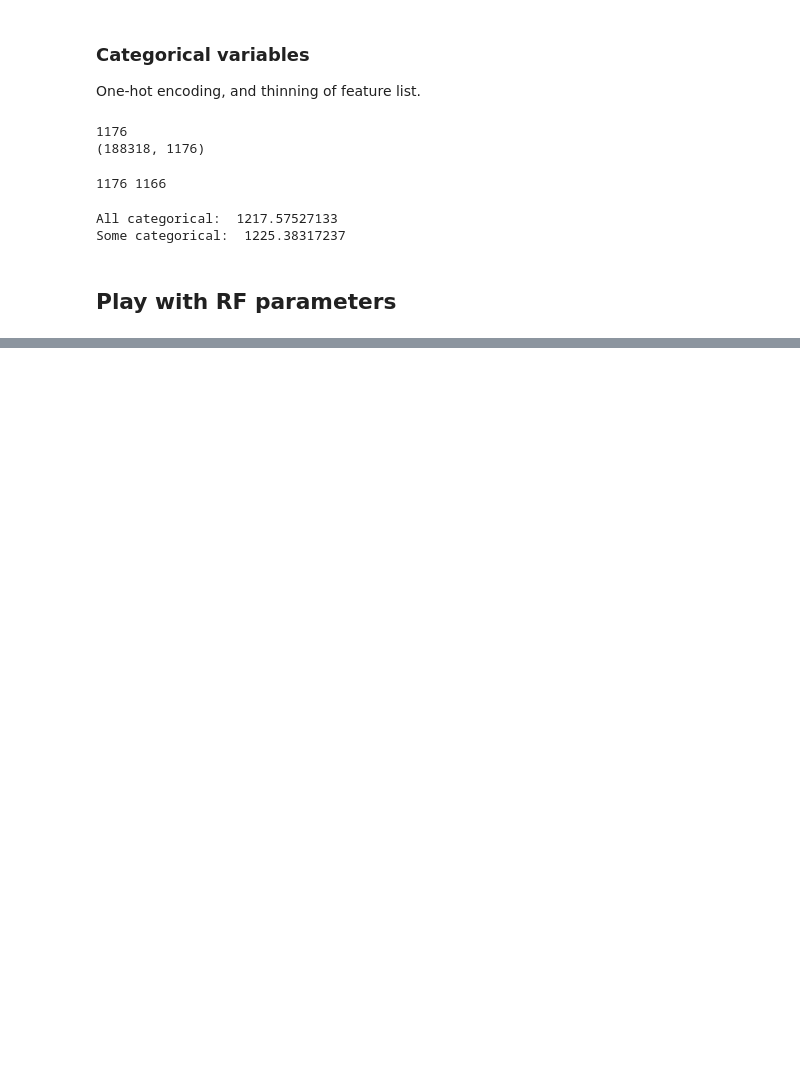
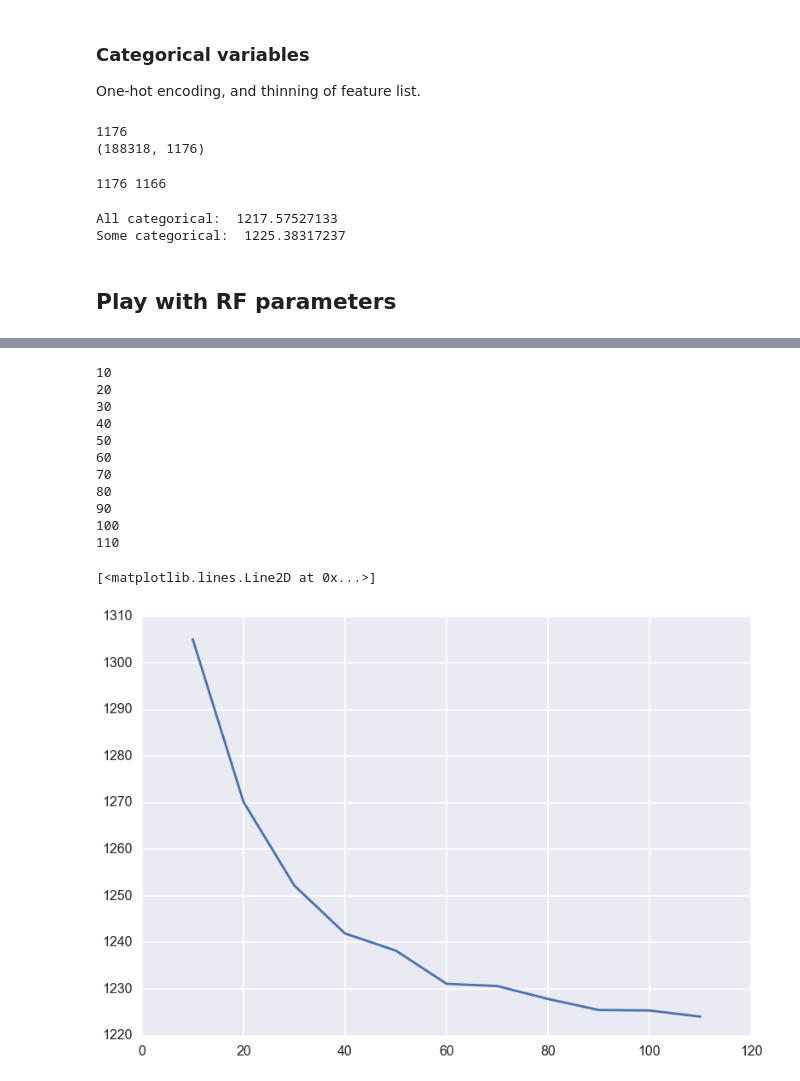
Before and after one commit to ewillmot/kaggle-allstate, a Jupyter notebook: notebooks/20161024_KEW_randomforest.ipynb, the cells around one changed output, grey strips where cells are left out. Drawn from its saved outputs; the diff is of its cells as text; code cells hidden in the pictures; blank space fills up the shorter version.

```diff
--- a/notebooks/20161024_KEW_randomforest.ipynb
+++ b/notebooks/20161024_KEW_randomforest.ipynb
@@ -176,0 +196,27 @@ plt.plot(nestimators,maes)
+# %%
+maxfeatures = np.arange(10,120,10)
+maes = []
+
+X_train, X_test, y_train, y_test = train_test_split(x, y, test_size=.8)
+for mf in maxfeatures:
+    print mf
+    model = RandomForestRegressor(n_estimators=160,max_features=mf)
+    model.fit(X_train,y_train)
+    maes.append(mean_absolute_error(np.exp(y_test),np.exp(model.predict(X_test))))
+
+sns.set_context('poster')
+plt.plot(maxfeatures,maes)
+# %% [output]
+10
+20
+30
+40
+50
+60
+70
+80
+90
+100
+110
+[<matplotlib.lines.Line2D at 0x...>]
+[figure, added]
```
Also changed, not shown: parts of 4 cells of this notebook.
